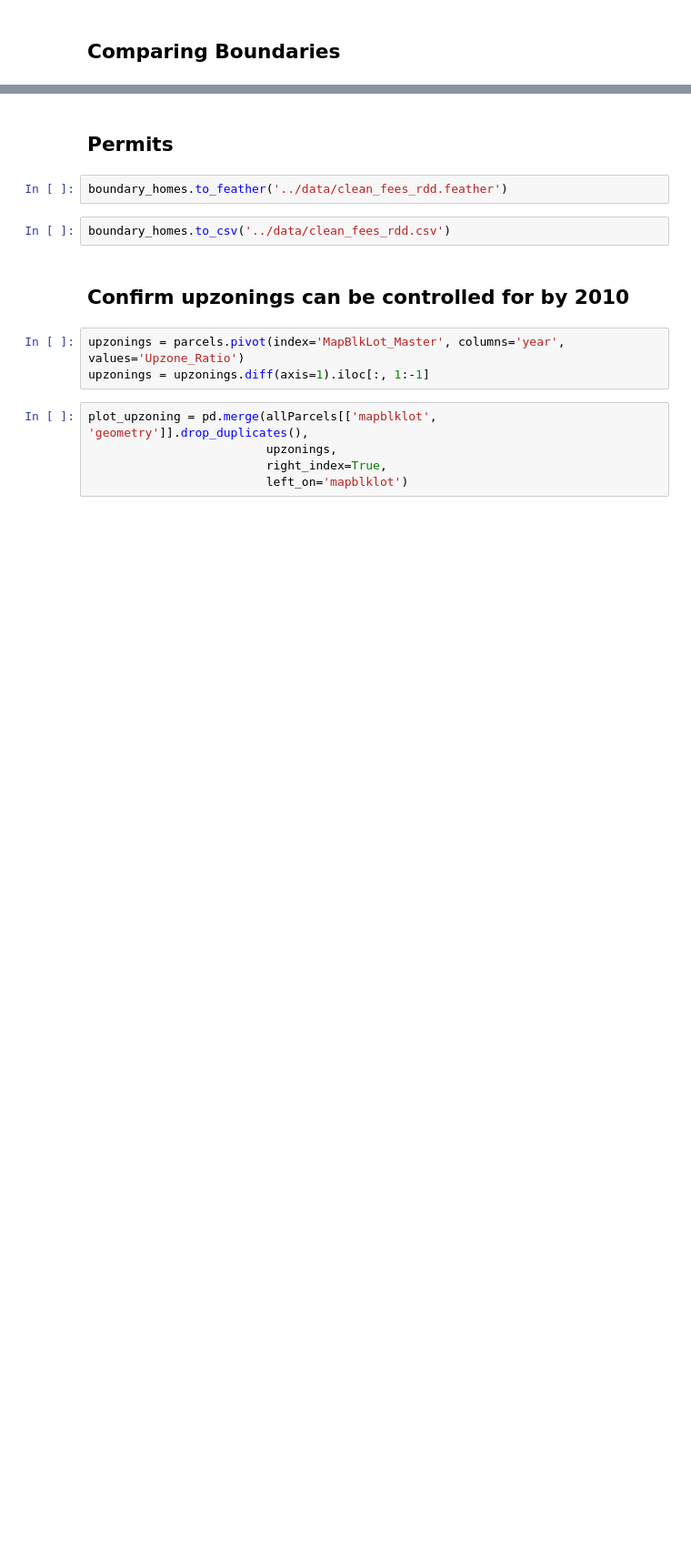
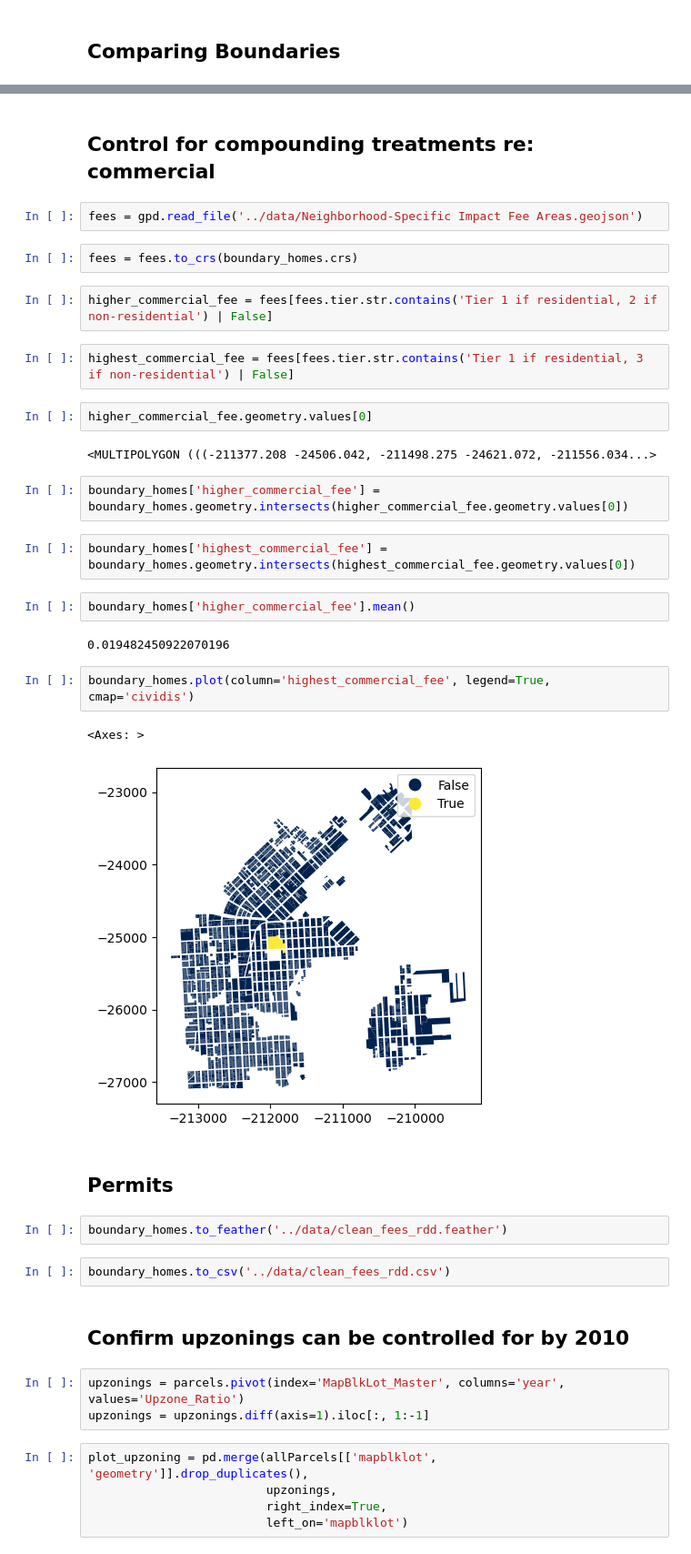
Before and after one commit to sdamerdji/dissertation, a Jupyter notebook: rdd/rdd_cleaning.ipynb, the cells around one changed output, grey strips where cells are left out. Shown at 91% size. Drawn from its saved outputs; the diff is of its cells as text; blank space fills up the shorter version.

```diff
--- a/rdd/rdd_cleaning.ipynb
+++ b/rdd/rdd_cleaning.ipynb
@@ -210,3 +203,30 @@ plt.savefig('Envelope_boundary.png')
+# %% [markdown]
+## Control for compounding treatments re: commercial
+# %%
+fees = gpd.read_file('../data/Neighborhood-Specific Impact Fee Areas.geojson')
+# %%
+fees = fees.to_crs(boundary_homes.crs)
+# %%
+higher_commercial_fee = fees[fees.tier.str.contains('Tier 1 if residential, 2 if non-residential') | False]
+# %%
+highest_commercial_fee = fees[fees.tier.str.contains('Tier 1 if residential, 3 if non-residential') | False]
+# %%
+higher_commercial_fee.geometry.values[0]
+# %% [output]
+<MULTIPOLYGON (((-211377.208 -24506.042, -211498.275 -24621.072, -211556.034...>
+# %%
+boundary_homes['higher_commercial_fee'] = boundary_homes.geometry.intersects(higher_commercial_fee.geometry.values[0])
+# %%
+boundary_homes['highest_commercial_fee'] = boundary_homes.geometry.intersects(highest_commercial_fee.geometry.values[0])
+# %%
+boundary_homes['higher_commercial_fee'].mean()
+# %% [output]
+0.019482450922070196
+# %%
+boundary_homes.plot(column='highest_commercial_fee', legend=True, cmap='cividis')
+# %% [output]
+<Axes: >
+[figure, added]
 # %% [markdown]
 ## Permits
 # %%
```
Also changed, not shown: parts of 11 cells of this notebook, 12 other files.
